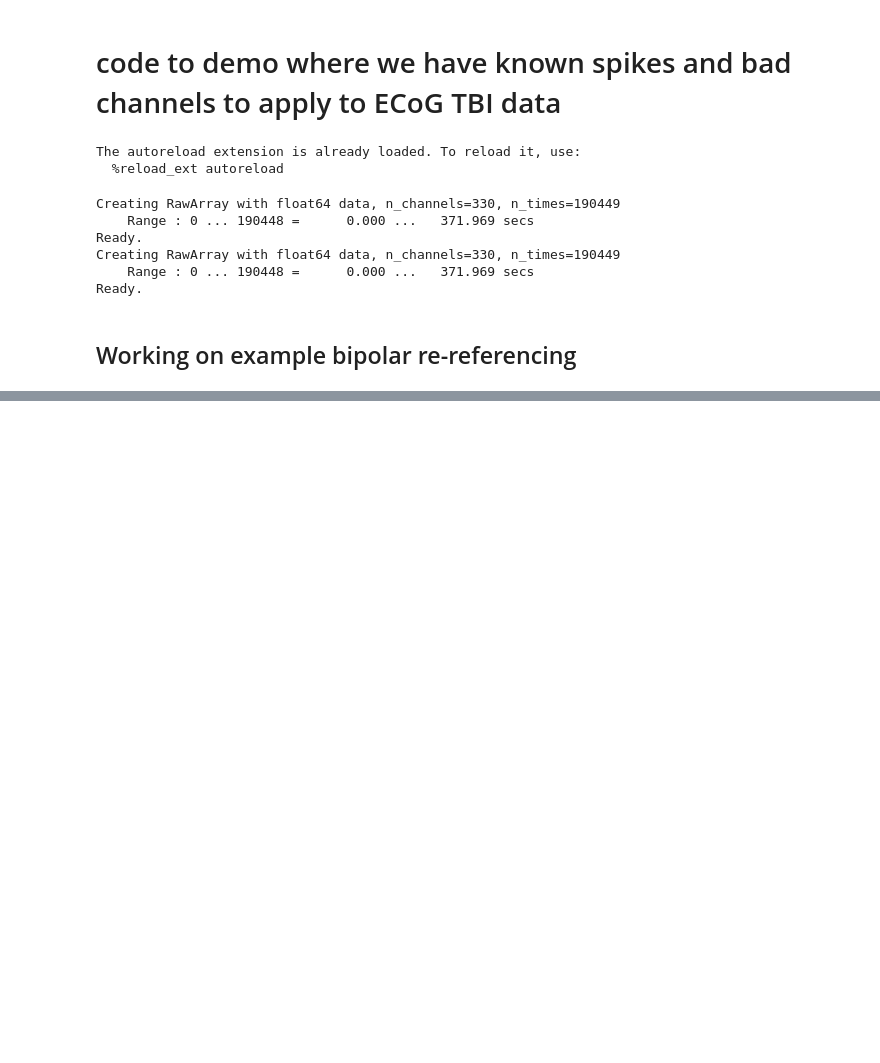
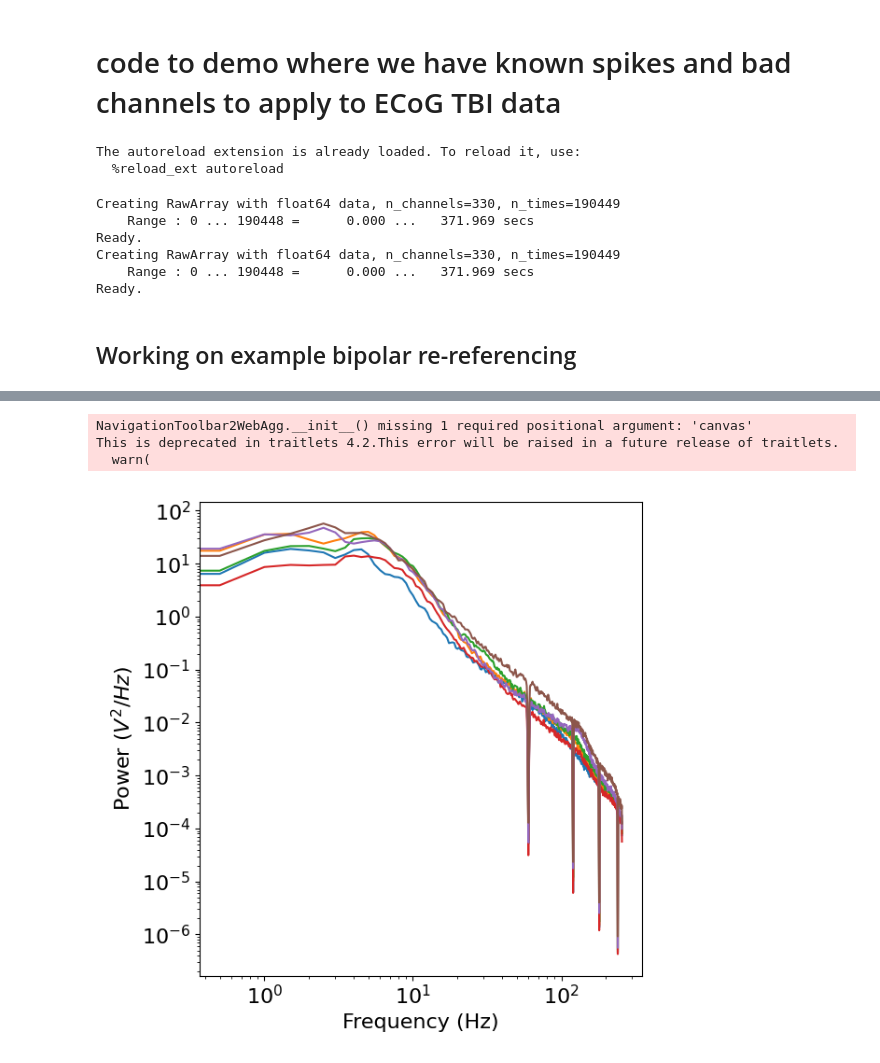
Before and after one commit to davidjuliancaldwell/py_ecog_utilities, a Jupyter notebook: scripts/kleen_data_demo.ipynb, the cells around one changed output, grey strips where cells are left out. Cells and saved outputs as stored; diff of their text form; code cells hidden in the pictures; blank space fills up the shorter version.

```diff
--- a/scripts/kleen_data_demo.ipynb
+++ b/scripts/kleen_data_demo.ipynb
@@ -83,0 +105,15 @@ raw.plot()
+# %%
+# begin processing
+
+# notch filter
+#filter_range = (58,62)
+
+#notch_data = filter_signal(data_int,sfx,'bandstop',filter_range,n_seconds=0.5)
+freq_mean, psd_mean = compute_spectrum(data_int, sfx, method='welch', avg_type='mean', nperseg=sfx*2)
+# %%
+plot_power_spectra(freq_mean,psd_mean)
+# %% [output]
+NavigationToolbar2WebAgg.__init__() missing 1 required positional argument: 'canvas'
+This is deprecated in traitlets 4.2.This error will be raised in a future release of traitlets.
+  warn(
+[figure, added]
```
Also changed, not shown: parts of 15 cells of this notebook.
